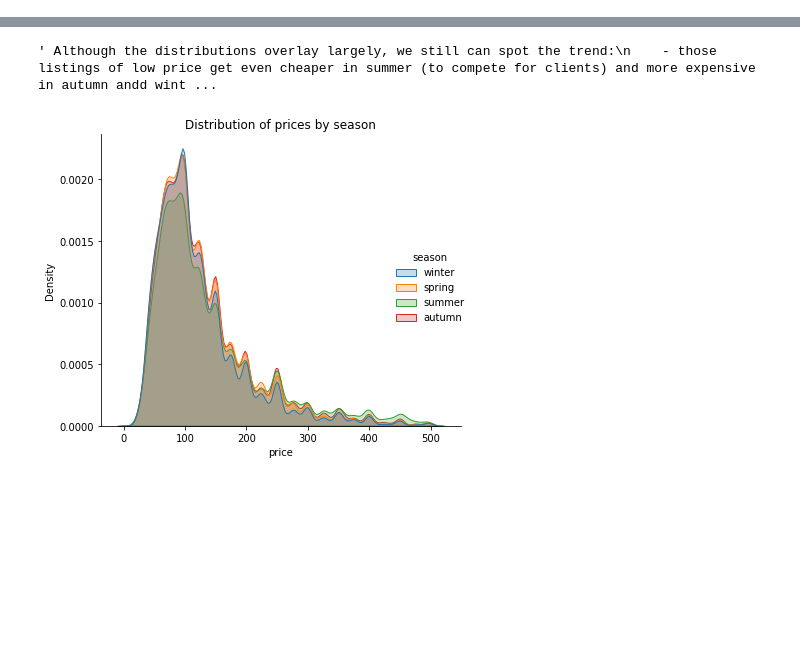
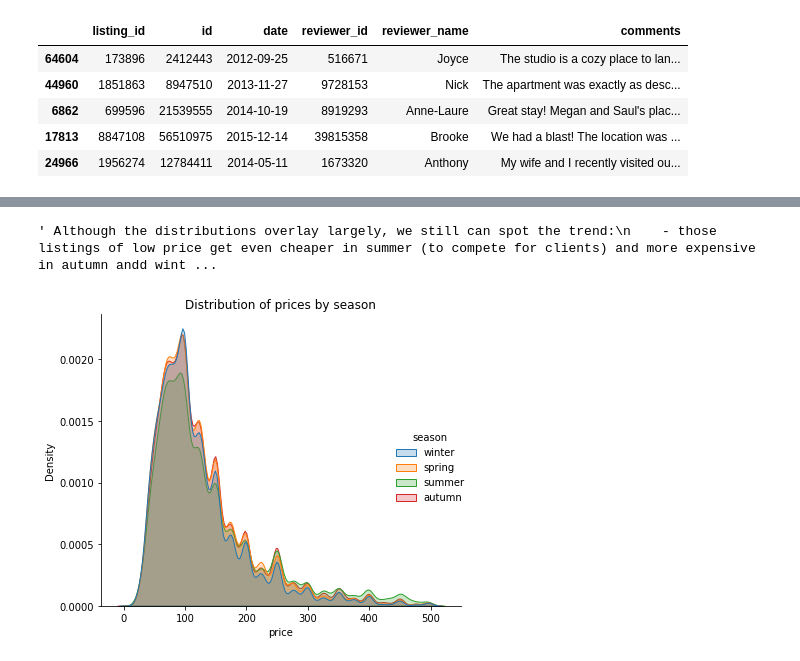
Before and after one commit to ruzannaT/udacity-blog-post, a Jupyter notebook: seattle_udacity_blog.ipynb, the cells around one changed output, grey strips where cells are left out. Cells and saved outputs as stored; diff of their text form; code cells hidden in the pictures; blank space fills up the shorter version.

```diff
--- a/seattle_udacity_blog.ipynb
+++ b/seattle_udacity_blog.ipynb
@@ -18,0 +75,9 @@ reviews = pandas.read_csv('seattle_dataset/reviews.csv')
+# %%
+reviews.sample(5)
+# %% [output]
+|  | listing_id | id | date | reviewer_id | reviewer_name | comments |
+| 64604 | 173896 | 2412443 | 2012-09-25 | 516671 | Joyce | The studio is a cozy place to lan... |
+| 44960 | 1851863 | 8947510 | 2013-11-27 | 9728153 | Nick | The apartment was exactly as desc... |
+| 6862 | 699596 | 21539555 | 2014-10-19 | 8919293 | Anne-Laure | Great stay! Megan and Saul's plac... |
+| 17813 | 8847108 | 56510975 | 2015-12-14 | 39815358 | Brooke | We had a blast! The location was ... |
+| 24966 | 1956274 | 12784411 | 2014-05-11 | 1673320 | Anthony | My wife and I recently visited ou... |
```
Also changed, not shown: parts of 27 cells of this notebook.
